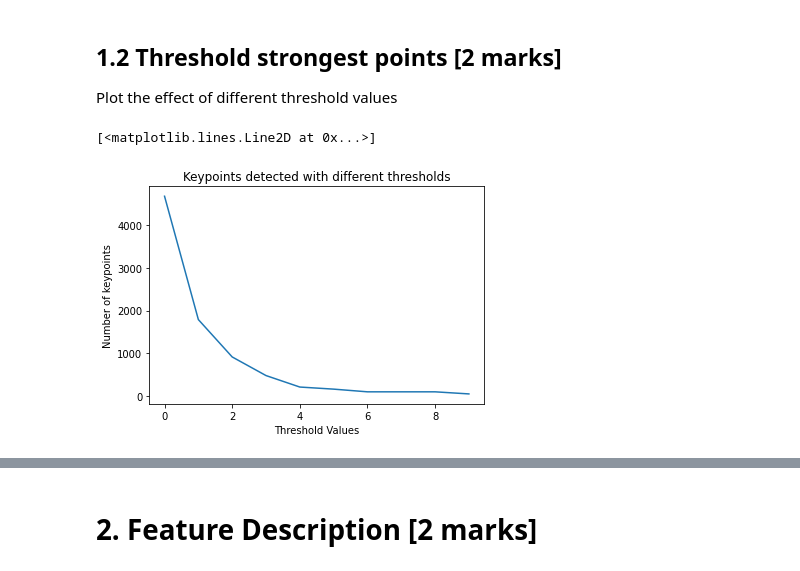
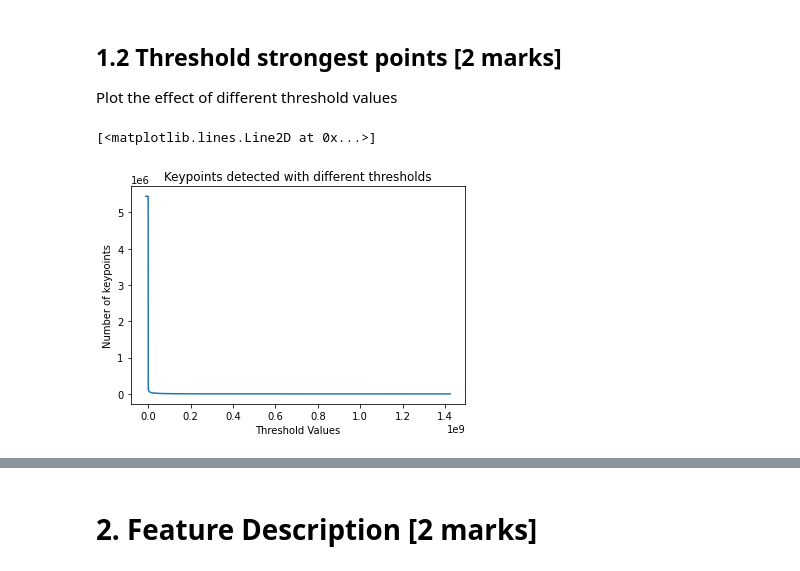
Before and after one commit to JonasVerbickas/CompVision, a Jupyter notebook: CV_CW2.ipynb, the cells around one changed output, grey strips where cells are left out. Drawn from its saved outputs; the diff is of its cells as text; code cells hidden in the pictures.

```diff
--- a/CV_CW2.ipynb
+++ b/CV_CW2.ipynb
@@ -73,7 +39,5 @@ def plot_image_row(title: str, images: dict) -> None:
 # %%
-ALPHA = 0.1
-NON_MAX_WINDOW = 3
-HARRIS_THRESH = 0
+ALPHA = 0.05
 def HarrisPointsDetector(gray_img: np.ndarray) -> np.ndarray:
   blurred_gray_img = scipy.ndimage.gaussian_filter(gray_img, sigma=0.5,
                                                    output=np.float32)
@@ -85,23 +49,17 @@ def HarrisPointsDetector(gray_img: np.ndarray) -> np.ndarray:
   gIx_squared = scipy.ndimage.gaussian_filter(Ix_squared, sigma=0.5, radius=2)
   gIy_squared = scipy.ndimage.gaussian_filter(Iy_squared, sigma=0.5, radius=2)
   gIxIy = scipy.ndimage.gaussian_filter(IxIy, sigma=0.5, radius=2)
-  plot_image_row("Intermediate results", {"g(Ix)^2":gIx_squared,
-                                          "g(Iy)^2":gIy_squared,
-                                          "g(Ix*Iy)":gIxIy})
+  # plot_image_row("Intermediate results", {"g(Ix)^2":gIx_squared,
+  #                                         "g(Iy)^2":gIy_squared,
+  #                                         "g(Ix*Iy)":gIxIy})
   R = gIx_squared*gIy_squared-gIxIy**2-ALPHA*(gIx_squared+gIy_squared)**2
-  # supressed_R = np.zeros(R.shape)
-  # for y in R.shape[0]:
-  #   for x in R.shape[1]:
-  #     local_window = R[y-NON_MAX_WINDOW:y+NON_MAX_WINDOW+1,
-  #                      x-NON_MAX_WINDOW:x+NON_MAX_WINDOW+1]
-  #     if np.count_nonzero(local_window>R[y,x]) == 0:
-  #       supressed_R[y,x] = R[y,x]
   supressed_R = scipy.ndimage.maximum_filter(R, size=7)
   detected_kp_list = []
+  angles = np.arctan2(Iy, Ix)
   for y, row in enumerate(supressed_R):
     for x, px in enumerate(row):
-      if px > HARRIS_THRESH:
-        angle = np.arctan2(Iy[y,x], Ix[y,x])
-        kp = cv2.KeyPoint(x,y, size=10, angle=angle)
-        detected_kp_list.append(kp)
-  return detected_kp_list
+      kp = cv2.KeyPoint(x,y,size=10,
+                        response=supressed_R[y,x],
+                        angle=angles[y,x])
+      detected_kp_list.append(kp)
+  return sorted(detected_kp_list, key=lambda kp: kp.response, reverse=True)
@@ -130,0 +66,2 @@ plt.imshow(scipy.ndimage.gaussian_filter(corner_strength_img>=100000, sigma=50,
+# %%
+my_detected_kp = HarrisPointsDetector(gray_bernie)
@@ -138,8 +82,10 @@ def count_thresholded_corners(corner_strength_img: np.ndarray, threshold: int) -
 # %%
 plt.title("Keypoints detected with different thresholds")
 plt.xlabel("Threshold Values")
 plt.ylabel("Number of keypoints")
-plt.plot([count_thresholded_corners(corner_strength_img, corner_strength_img.max()*(t/10)) for t in range(1, 11)])
+y = np.array([len(my_detected_kp)-i for i in range(len(my_detected_kp))])
+x = np.array([kp.response for kp in reversed(my_detected_kp)])
+plt.plot(x,y)
 # %% [output]
 [<matplotlib.lines.Line2D at 0x...>]
-[figure, old version]
+[figure, new version]
```
Also changed, not shown: parts of 26 cells of this notebook.
